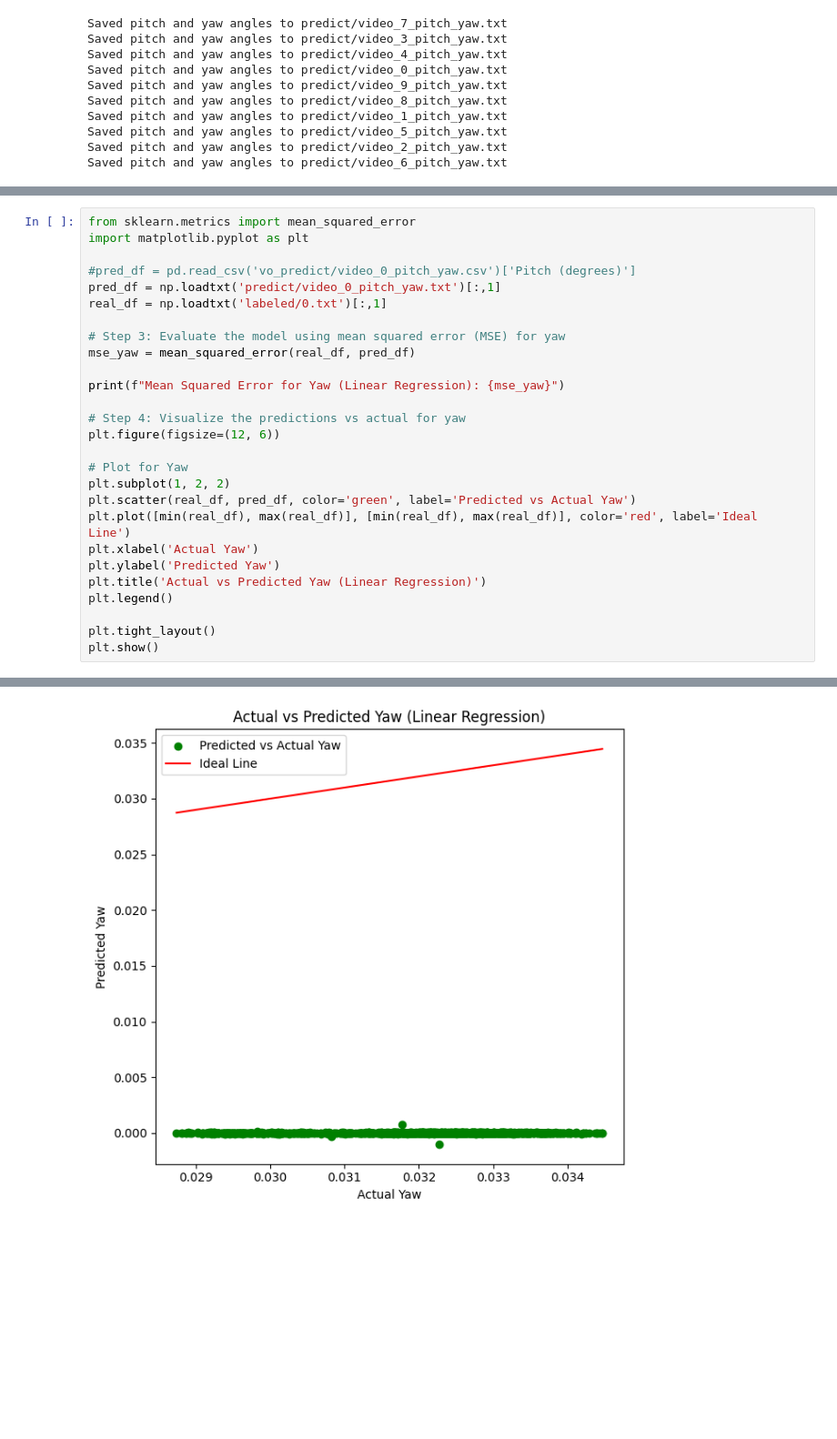
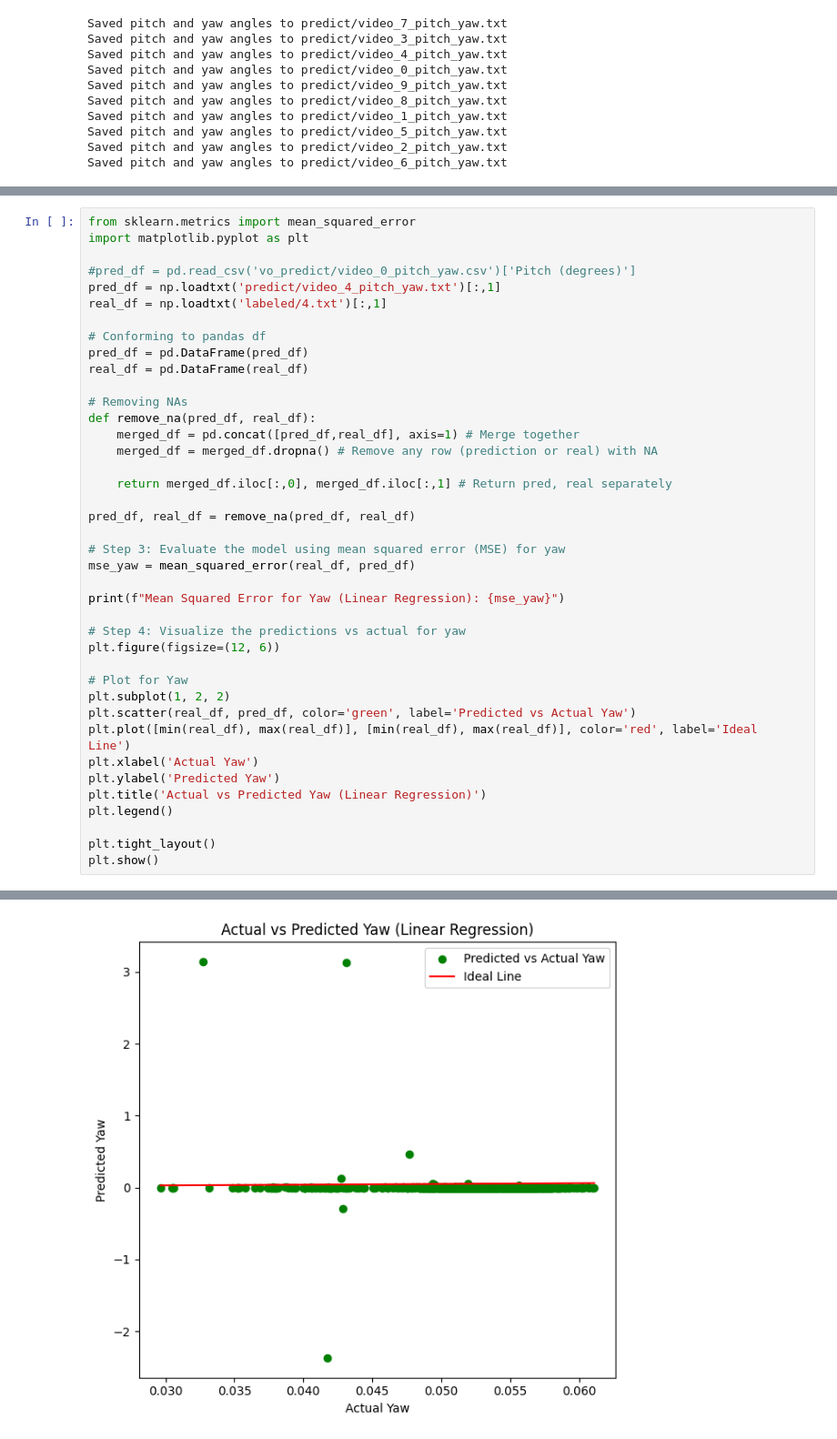
Before and after one commit to shaeantoine/calib_challenge, a Jupyter notebook: vo.ipynb, the cells around one changed output, grey strips where cells are left out. Shown: that part at 91% size. Cells and saved outputs as stored; diff of their text form; blank space fills up the shorter version.

Commit message:
Complete Visual Odometry Model

```diff
--- a/vo.ipynb
+++ b/vo.ipynb
@@ -393,8 +361,21 @@ from sklearn.metrics import mean_squared_error
 import matplotlib.pyplot as plt
 
 #pred_df = pd.read_csv('vo_predict/video_0_pitch_yaw.csv')['Pitch (degrees)']
-pred_df = np.loadtxt('predict/video_0_pitch_yaw.txt')[:,1]
-real_df = np.loadtxt('labeled/0.txt')[:,1]
+pred_df = np.loadtxt('predict/video_4_pitch_yaw.txt')[:,1]
+real_df = np.loadtxt('labeled/4.txt')[:,1]
+
+# Conforming to pandas df
+pred_df = pd.DataFrame(pred_df)
+real_df = pd.DataFrame(real_df)
+
+# Removing NAs
+def remove_na(pred_df, real_df):
+    merged_df = pd.concat([pred_df,real_df], axis=1) # Merge together
+    merged_df = merged_df.dropna() # Remove any row (prediction or real) with NA
+
+    return merged_df.iloc[:,0], merged_df.iloc[:,1] # Return pred, real separately
+
+pred_df, real_df = remove_na(pred_df, real_df)
 
 # Step 3: Evaluate the model using mean squared error (MSE) for yaw
 mse_yaw = mean_squared_error(real_df, pred_df)
@@ -420 +401 @@ Mean Squared Error for Yaw (Linear Regression): 0.0010283513512823592
-[figure, old version]
+[figure, new version]
```
Also changed, not shown: parts of 9 cells of this notebook, 1 other file.
